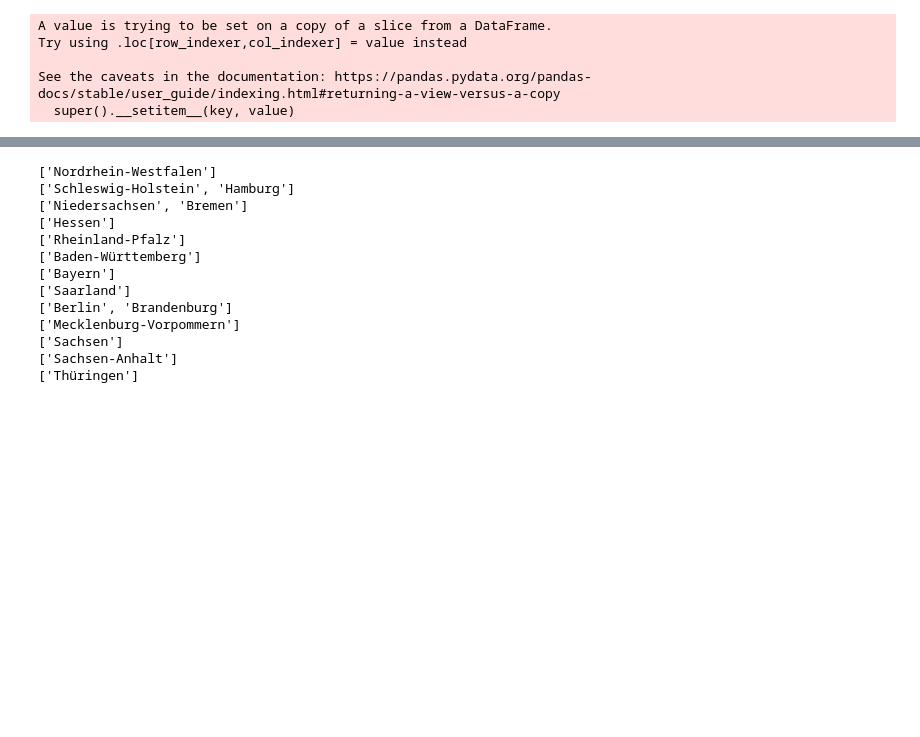
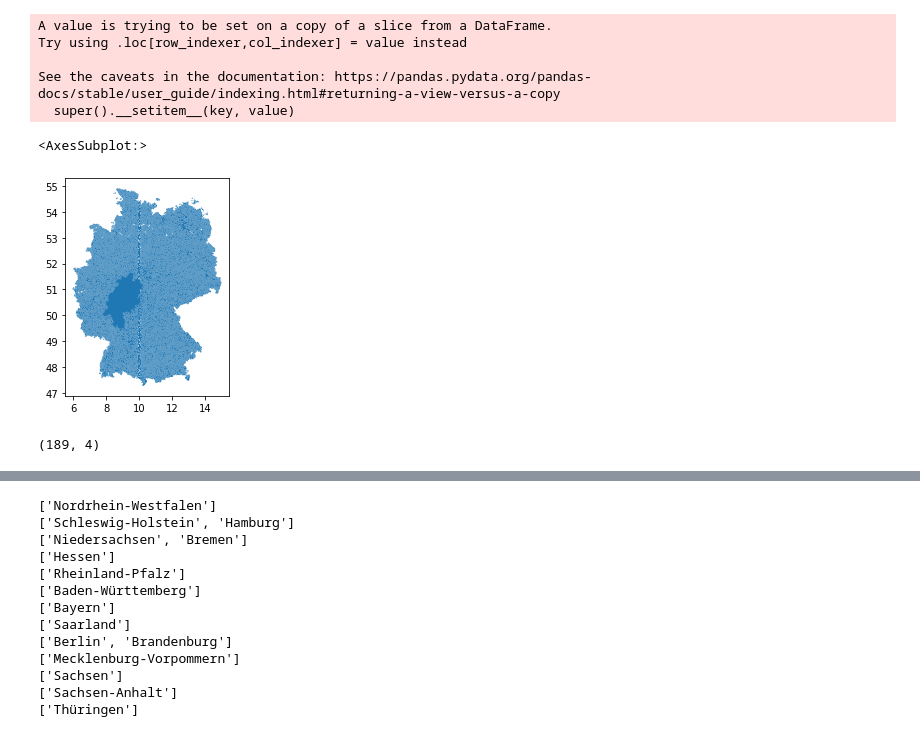
Before and after one commit to heistermann/counterfactual, a Jupyter notebook: index.ipynb, the cells around one changed output, grey strips where cells are left out. Cells and saved outputs as stored; diff of their text form; code cells hidden in the pictures; blank space fills up the shorter version.

Commit message:
overlap instead of clip at state borders

```diff
--- a/index.ipynb
+++ b/index.ipynb
@@ -14,9 +14,10 @@ fpath = "/media/x/data/paul/basins_all_info.gpkg"
 data = gpd.read_file(fpath)
 data = data.to_crs(epsg=4326)
 # %%
-# reduce size
-data2 = data[["peak_area_ratio_original", "peak_area_ratio_highest", "highest_peak_event", "geometry"]]
-data2[["peak_area_ratio_original", "peak_area_ratio_highest"]] = data2[["peak_area_ratio_original", "peak_area_ratio_highest"]].round(1)
+# reduce size by selecting only specific attributes and rounding their values
+attrsselect = ["peak_area_ratio_original", "peak_area_ratio_highest", "highest_peak_event"]
+data2 = data[attrsselect+["geometry"]]
+data2[attrsselect] = data2[attrsselect].round(1)
 # %% [output]
 A value is trying to be set on a copy of a slice from a DataFrame.
 Try using .loc[row_indexer,col_indexer] = value instead
@@ -24,7 +25,7 @@ Try using .loc[row_indexer,col_indexer] = value instead
 See the caveats in the documentation: https://pandas.pydata.org/pandas-docs/stable/user_guide/indexing.html#returning-a-view-versus-a-copy
   super().__setitem__(key, value)
 # %%
+# Federal states
 fpath = "/media/x/data/shape_collection/bkg.bund/vg250_01-01.utm32s.shape.ebenen/vg250_ebenen_0101/VG250_LAN.shp"
 states = gpd.read_file(fpath)
-states = states.to_crs(epsg=4326)
 # %%
@@ -44,0 +49,12 @@ clipdefs = {"nrw": ["Nordrhein-Westfalen"],
+# %%
+fig, ax = plt.subplots()
+data2.plot(ax=ax)
+states[states.GEN=="Hessen"].to_crs(epsg=4326).plot(ax=ax)
+# %% [output]
+<AxesSubplot:>
+[figure, added]
+# %%
+test = gpd.sjoin(data2,states[states.GEN=="Saarland"].to_crs(epsg=4326))[attrsselect+["geometry"]]
+test.shape
+# %% [output]
+(189, 4)
```
Also changed, not shown: parts of 19 cells of this notebook, 16 other files.
